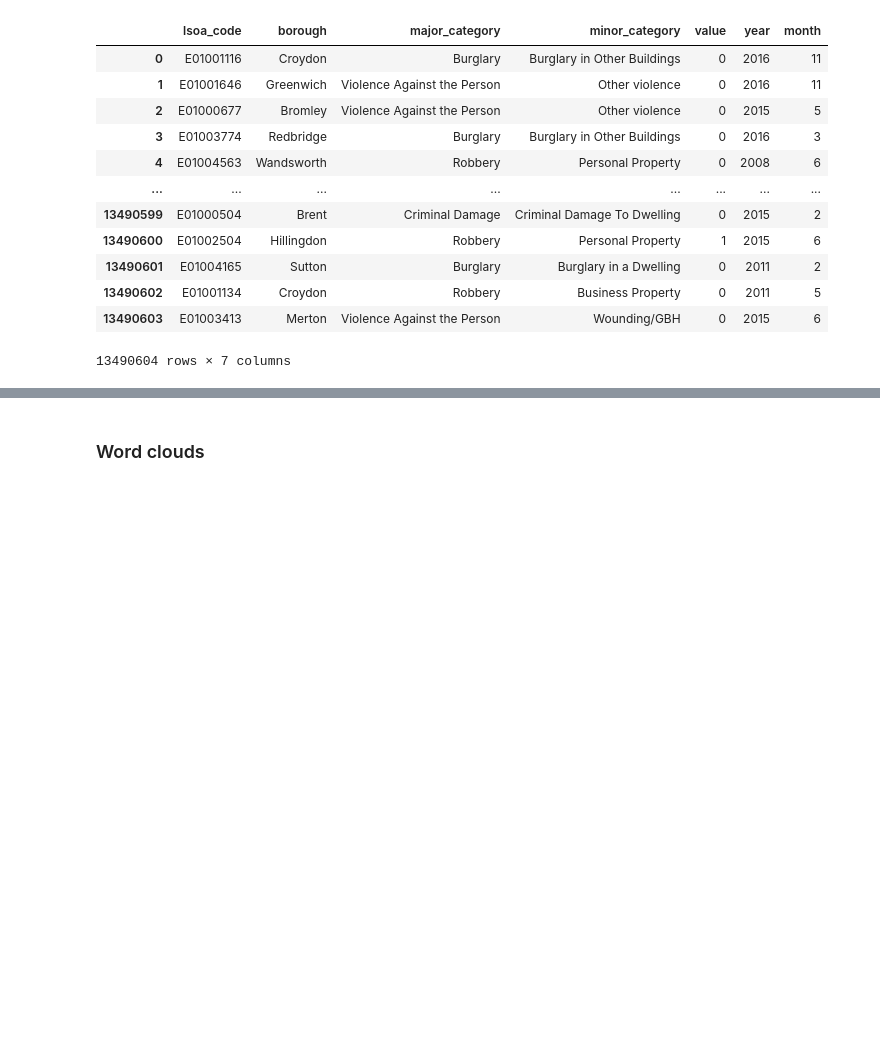
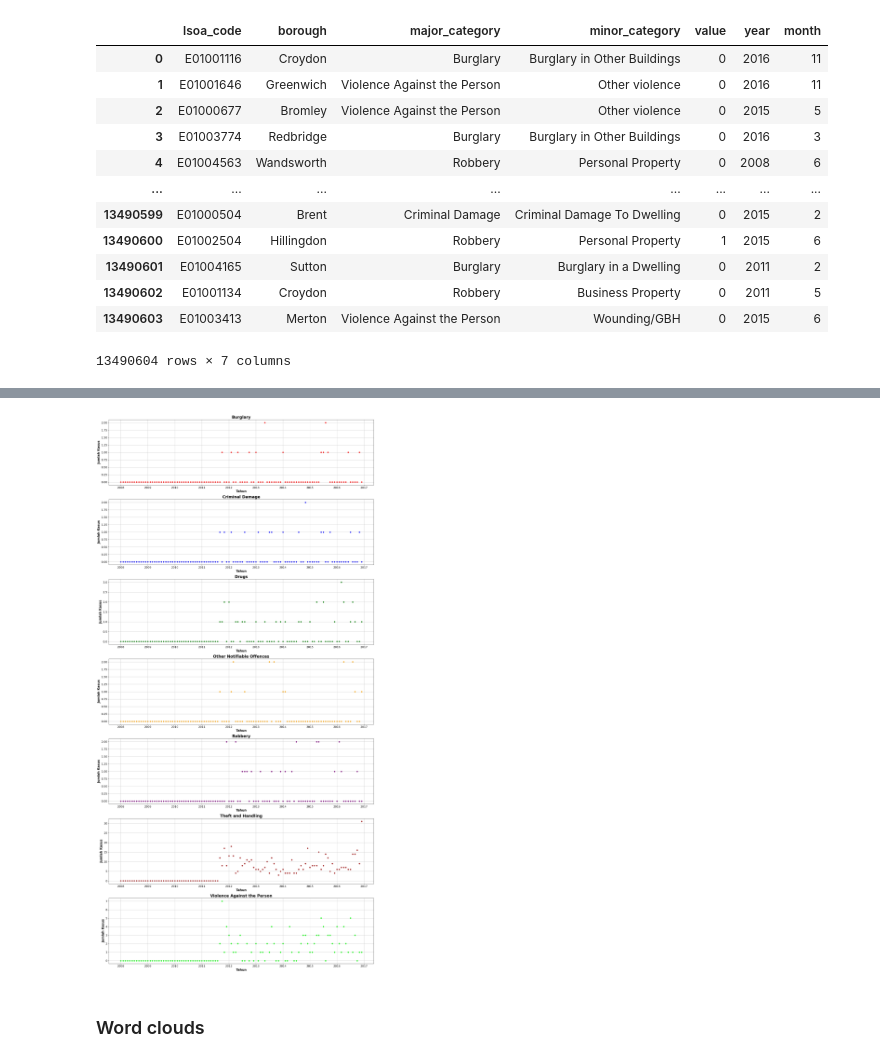
Before and after one commit to margo-waluyo/PYTN_Assgn_1_4_Setiawan-Margo-Waluyo, a Jupyter notebook: PYTN_Assgn_1_4_Setiawan-Margo-Waluyo.ipynb, the cells around one changed output, grey strips where cells are left out. Cells and saved outputs as stored; diff of their text form; code cells hidden in the pictures; blank space fills up the shorter version.

```diff
--- a/PYTN_Assgn_1_4_Setiawan-Margo-Waluyo.ipynb
+++ b/PYTN_Assgn_1_4_Setiawan-Margo-Waluyo.ipynb
@@ -426,3 +423,56 @@ plt.show()
+# %%
+# Membuat contoh dataframe
+data = {
+    'kategori': london_crime['major_category'],
+    'kolom_x': london_crime['series'],
+    'kolom_y': london_crime['value']
+}
+
+dataframe = pd.DataFrame(data)
+
+# Mengambil kategori major_category unik
+categories = dataframe['kategori'].unique()
+
+# Mengatur jumlah baris dan kolom subplot sesuai dengan jumlah kategori
+num_rows = len(categories)
+num_cols = 1
+
+# Mengatur ukuran keseluruhan gambar (figure)
+fig, axes = plt.subplots(num_rows, num_cols, figsize=(20, 40))
+
+colors = ['red', 'blue', 'green', 'orange', 'purple', 'brown', 'lime']
+# Membuat scatter plot untuk setiap major_category
+for i, category in enumerate(categories):
+    # Mengambil data untuk major_category tertentu
+    data = dataframe[dataframe['kategori'] == category]
+
+    # Menentukan indeks kolom subplot
+    col = i
+
+    # Membuat scatter plot pada subplot yang sesuai
+    axes[col].scatter(data['kolom_x'], data['kolom_y'], color=colors[i % len(colors)], label=category)
+    axes[col].set_title(category)
+
+    # Menambahkan judul pada subplot
+    axes[col].set_title(category, fontsize=20, fontweight='bold')
+
+    # Memberikan label pada sumbu x dan y
+    axes[col].set_xlabel('Tahun', fontsize=16, fontweight='bold')
+    axes[col].set_ylabel('Jumlah Kasus', fontsize=16, fontweight='bold')
+
+    # Mengatur ukuran font tick pada sumbu x dan y
+    axes[col].tick_params(axis='x', labelsize=14)
+    axes[col].tick_params(axis='y', labelsize=14)
+
+    axes[col].grid(True)
+
+# Mengatur tata letak subplot
+fig.tight_layout()
+
+# Menampilkan gambar (figure) dengan semua subplot
+plt.show()
+# %% [output]
+[figure, added]
 # %% [markdown]
 ### Word clouds
 # %%
```
Also changed, not shown: parts of 6 cells of this notebook.
